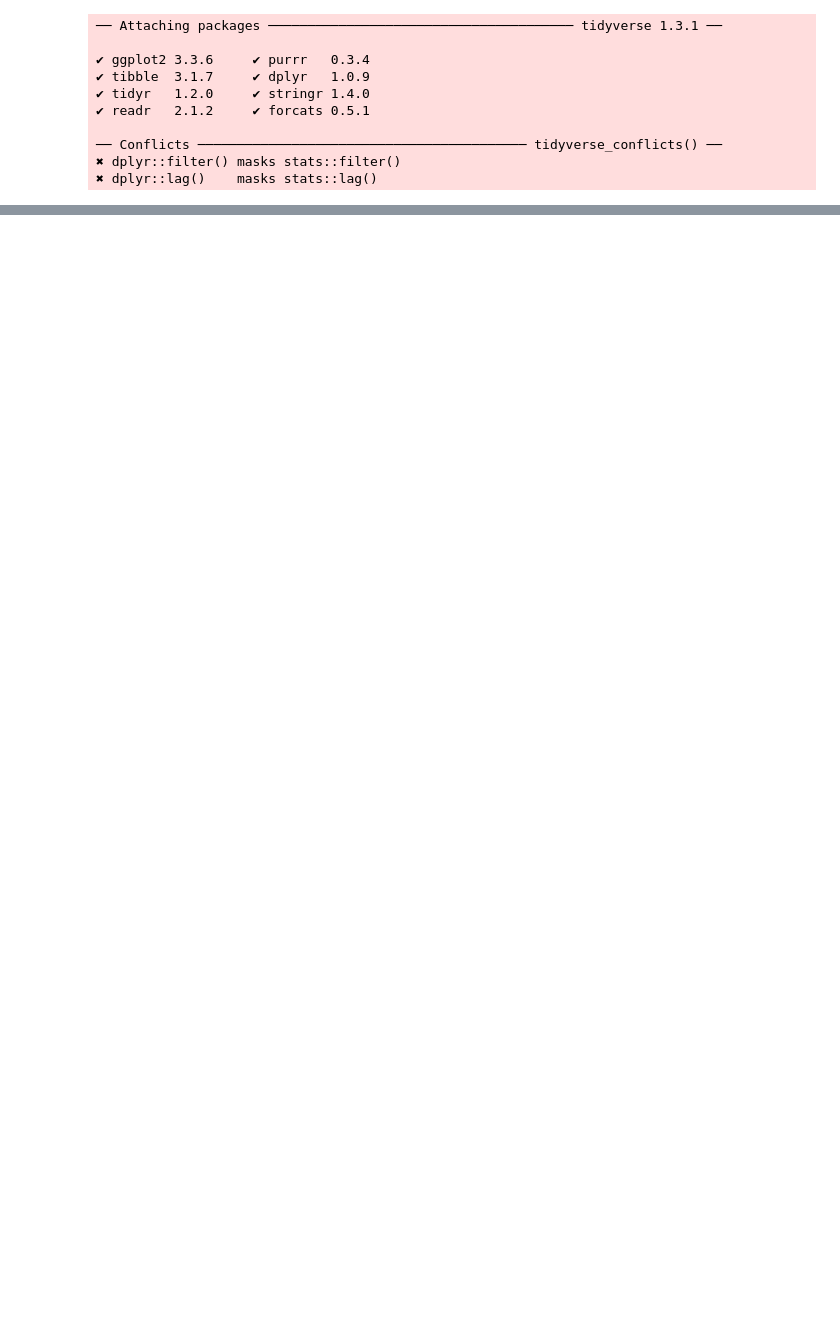
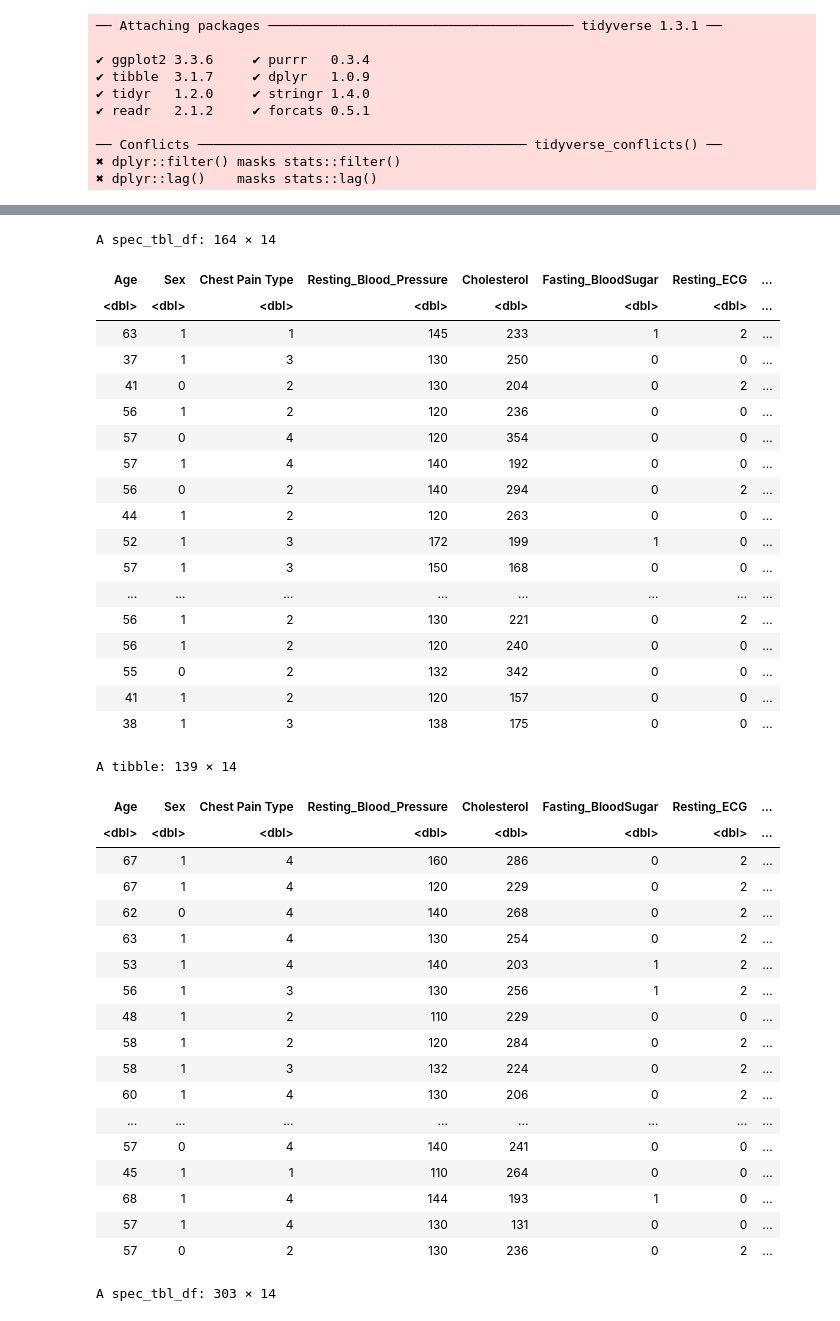
Before and after one commit to devr07/DSCI100-007-009, a Jupyter notebook: projectpropsal.ipynb, the cells around one changed output, grey strips where cells are left out. Cells and saved outputs as stored; diff of their text form; code cells hidden in the pictures; blank space fills up the shorter version.

```diff
--- a/projectpropsal.ipynb
+++ b/projectpropsal.ipynb
@@ -67,3 +48,54 @@ A spec_tbl_df: 303 × 14
 | 57 | 1 | 4 | 130 | 131 | 0 | 0 | ... |
 | 57 | 0 | 2 | 130 | 236 | 0 | 2 | ... |
 | 38 | 1 | 3 | 138 | 175 | 0 | 0 | ... |
+# %%
+
+cleavland0 <- cleavland |>
+    filter(Heart_Disease_Diagnosis == 0)
+cleavland0
+cleavland1 <- cleavland |>
+    filter(Heart_Disease_Diagnosis != 0) |>
+    mutate(Heart_Disease_Diagnosis = 1)
+cleavland1
+cleavland <- rbind(cleavland0, cleavland1)
+cleavland
+# %% [output]
+A spec_tbl_df: 164 × 14
+| Age | Sex | Chest Pain Type | Resting_Blood_Pressure | Cholesterol | Fasting_BloodSugar | Resting_ECG | ... |
+| <dbl> | <dbl> | <dbl> | <dbl> | <dbl> | <dbl> | <dbl> | ... |
+| 63 | 1 | 1 | 145 | 233 | 1 | 2 | ... |
+| 37 | 1 | 3 | 130 | 250 | 0 | 0 | ... |
+| 41 | 0 | 2 | 130 | 204 | 0 | 2 | ... |
+| 56 | 1 | 2 | 120 | 236 | 0 | 0 | ... |
+| 57 | 0 | 4 | 120 | 354 | 0 | 0 | ... |
+| 57 | 1 | 4 | 140 | 192 | 0 | 0 | ... |
+| 56 | 0 | 2 | 140 | 294 | 0 | 2 | ... |
+| 44 | 1 | 2 | 120 | 263 | 0 | 0 | ... |
+| 52 | 1 | 3 | 172 | 199 | 1 | 0 | ... |
+| 57 | 1 | 3 | 150 | 168 | 0 | 0 | ... |
+| ... | ... | ... | ... | ... | ... | ... | ... |
+| 56 | 1 | 2 | 130 | 221 | 0 | 2 | ... |
+| 56 | 1 | 2 | 120 | 240 | 0 | 0 | ... |
+| 55 | 0 | 2 | 132 | 342 | 0 | 0 | ... |
+| 41 | 1 | 2 | 120 | 157 | 0 | 0 | ... |
+| 38 | 1 | 3 | 138 | 175 | 0 | 0 | ... |
+A tibble: 139 × 14
+| Age | Sex | Chest Pain Type | Resting_Blood_Pressure | Cholesterol | Fasting_BloodSugar | Resting_ECG | ... |
+| <dbl> | <dbl> | <dbl> | <dbl> | <dbl> | <dbl> | <dbl> | ... |
+| 67 | 1 | 4 | 160 | 286 | 0 | 2 | ... |
+| 67 | 1 | 4 | 120 | 229 | 0 | 2 | ... |
+| 62 | 0 | 4 | 140 | 268 | 0 | 2 | ... |
+| 63 | 1 | 4 | 130 | 254 | 0 | 2 | ... |
+| 53 | 1 | 4 | 140 | 203 | 1 | 2 | ... |
+| 56 | 1 | 3 | 130 | 256 | 1 | 2 | ... |
+| 48 | 1 | 2 | 110 | 229 | 0 | 0 | ... |
+| 58 | 1 | 2 | 120 | 284 | 0 | 2 | ... |
+| 58 | 1 | 3 | 132 | 224 | 0 | 2 | ... |
+| 60 | 1 | 4 | 130 | 206 | 0 | 2 | ... |
+| ... | ... | ... | ... | ... | ... | ... | ... |
+| 57 | 0 | 4 | 140 | 241 | 0 | 0 | ... |
+| 45 | 1 | 1 | 110 | 264 | 0 | 0 | ... |
+| 68 | 1 | 4 | 144 | 193 | 1 | 0 | ... |
+| 57 | 1 | 4 | 130 | 131 | 0 | 0 | ... |
+| 57 | 0 | 2 | 130 | 236 | 0 | 2 | ... |
+A spec_tbl_df: 303 × 14
```
Also changed, not shown: parts of 5 cells of this notebook.
